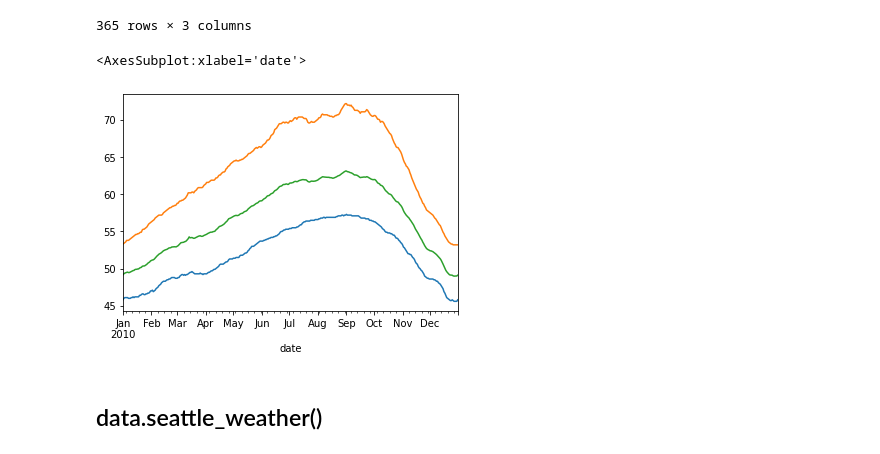
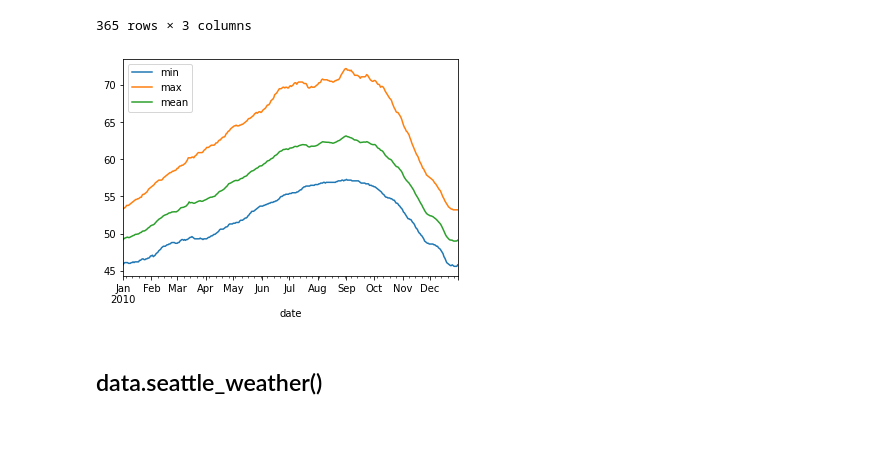
Before and after one commit to markydoug/time-series-exercises, a Jupyter notebook: working_with_time_series_in_pandas_exercises.ipynb, the cells around one changed output. Drawn from its saved outputs; the diff is of its cells as text; code cells hidden in the pictures.

```diff
--- a/working_with_time_series_in_pandas_exercises.ipynb
+++ b/working_with_time_series_in_pandas_exercises.ipynb
@@ -32,8 +32,6 @@ df.head()
 | 2 | 46.9 | 2010-01-01 02:00:00 |
 | 3 | 46.5 | 2010-01-01 03:00:00 |
 | 4 | 46.0 | 2010-01-01 04:00:00 |
-# %%
-df['month'] = df.date.dt.month
 # %%
 temps = df.set_index('date').sort_index()
 temps
@@ -159,10 +148,11 @@ day_viz
 # %%
 day_viz['min'].plot()
 day_viz['max'].plot()
 day_viz['mean'].plot()
+plt.legend()
+plt.show()
 # %% [output]
-<AxesSubplot:xlabel='date'>
-[figure, old version]
+[figure, new version]
 # %% [markdown]
 ## data.seattle_weather()
 # %%
```
Also changed, not shown: parts of 54 cells of this notebook.
